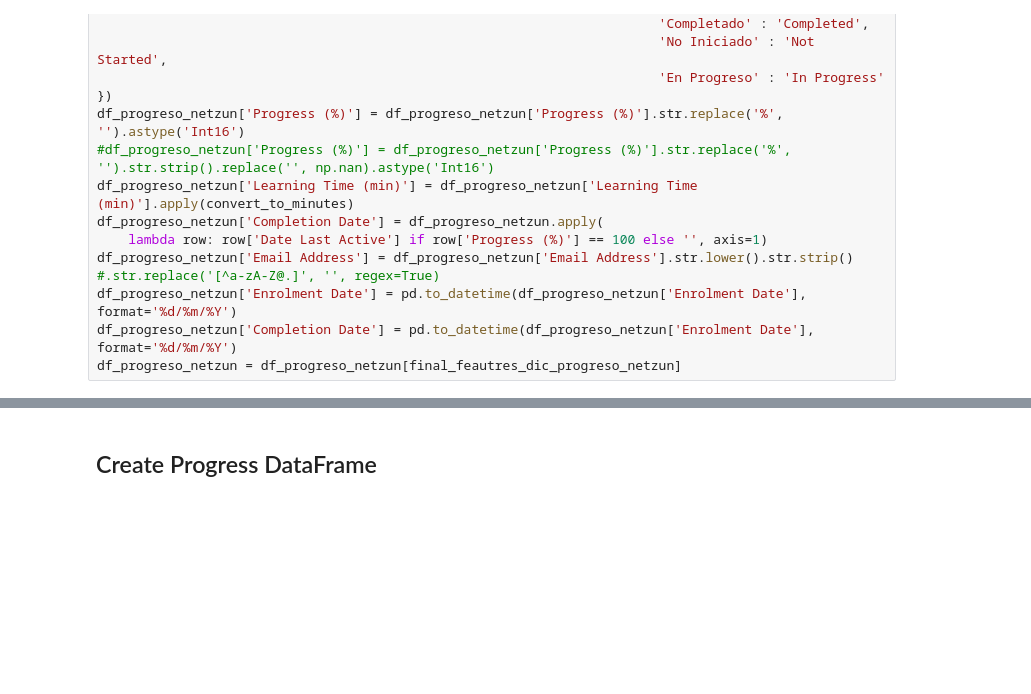
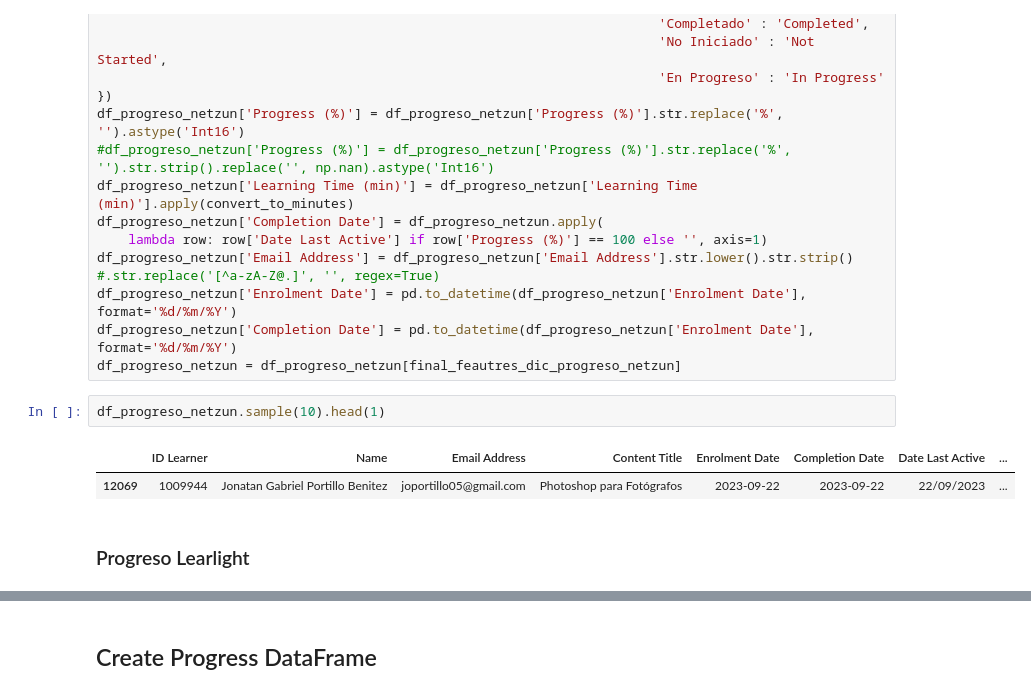
Before and after one commit to estebangaviria/Reporting_Data, a Jupyter notebook: main_.ipynb, the cells around one changed output, grey strips where cells are left out. Saved outputs shown, nothing was run; the diff lists cells and outputs as text; blank space fills up the shorter version.

```diff
--- a/main_.ipynb
+++ b/main_.ipynb
@@ -390,3 +501,10 @@ df_progreso_netzun['Email Address'] = df_progreso_netzun['Email Address'].str.lo
 df_progreso_netzun['Enrolment Date'] = pd.to_datetime(df_progreso_netzun['Enrolment Date'], format='%d/%m/%Y')
 df_progreso_netzun['Completion Date'] = pd.to_datetime(df_progreso_netzun['Enrolment Date'], format='%d/%m/%Y')
 df_progreso_netzun = df_progreso_netzun[final_feautres_dic_progreso_netzun]
+# %%
+df_progreso_netzun.sample(10).head(1)
+# %% [output]
+|  | ID Learner | Name | Email Address | Content Title | Enrolment Date | Completion Date | Date Last Active | ... |
+| 12069 | 1009944 | Jonatan Gabriel Portillo Benitez | joportillo05@gmail.com | Photoshop para Fotógrafos | 2023-09-22 | 2023-09-22 | 22/09/2023 | ... |
+# %% [markdown]
+### Progreso Learlight
```
Also changed, not shown: parts of 14 cells of this notebook.
